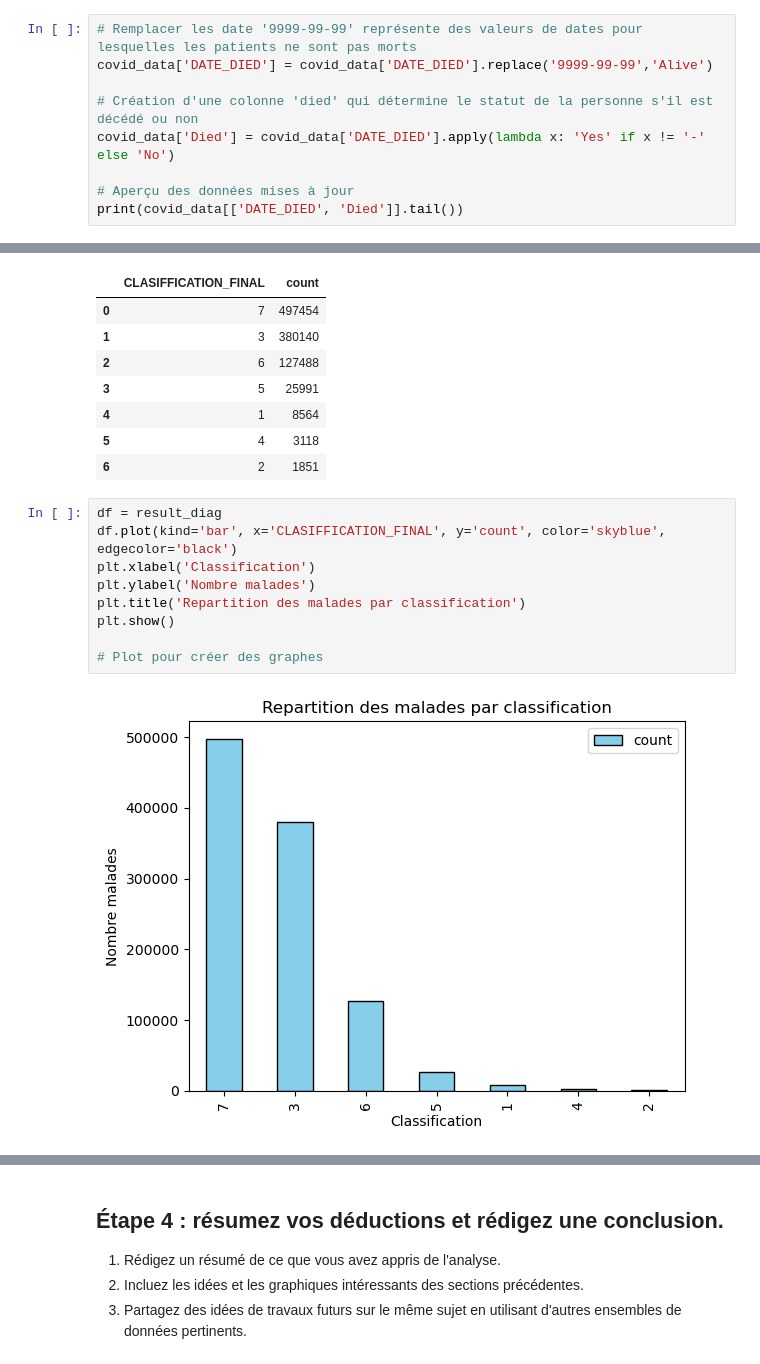
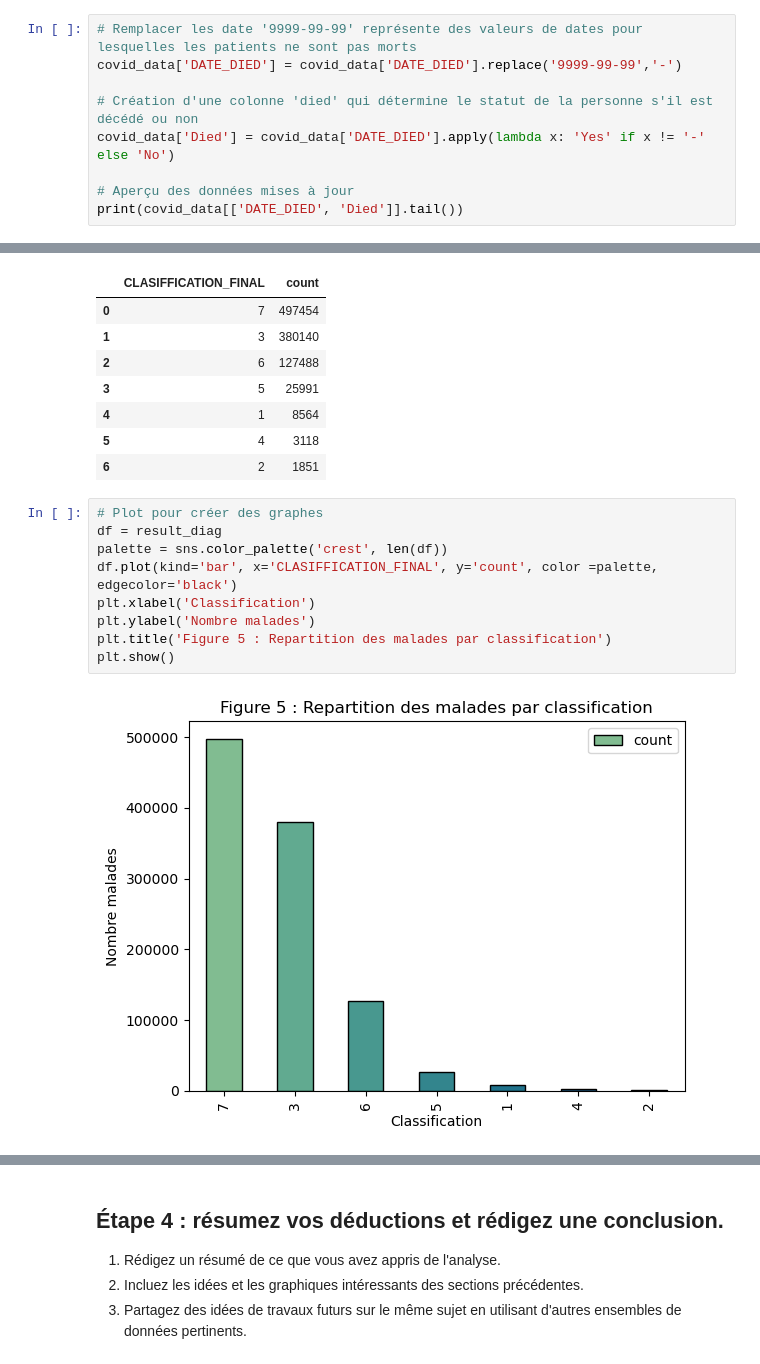
Before and after one commit to Dolina25/Projet_Final_PyML, a Jupyter notebook: Projet_fin_python_Dolina_Christ.ipynb, the cells around one changed output, grey strips where cells are left out. Drawn from its saved outputs; the diff is of its cells as text.

```diff
--- a/Projet_fin_python_Dolina_Christ.ipynb
+++ b/Projet_fin_python_Dolina_Christ.ipynb
@@ -379,7 +379,7 @@ plt.show()
 # 4 - Effectuez toute étape supplémentaire (analyse des dates, création de colonnes supplémentaires, fusion de plusieurs ensembles de données, etc.)
 # %%
 # Remplacer les date '9999-99-99' représente des valeurs de dates pour lesquelles les patients ne sont pas morts
-covid_data['DATE_DIED'] = covid_data['DATE_DIED'].replace('9999-99-99','Alive')
+covid_data['DATE_DIED'] = covid_data['DATE_DIED'].replace('9999-99-99','-')
 
 # Création d'une colonne 'died' qui détermine le statut de la personne s'il est décédé ou non
 covid_data['Died'] = covid_data['DATE_DIED'].apply(lambda x: 'Yes' if x != '-' else 'No')
@@ -624,13 +668,13 @@ result_diag
 | 5 | 4 | 3118 |
 | 6 | 2 | 1851 |
 # %%
+# Plot pour créer des graphes
 df = result_diag
-df.plot(kind='bar', x='CLASIFFICATION_FINAL', y='count', color='skyblue', edgecolor='black')
+palette = sns.color_palette('crest', len(df))
+df.plot(kind='bar', x='CLASIFFICATION_FINAL', y='count', color =palette, edgecolor='black')
 plt.xlabel('Classification')
 plt.ylabel('Nombre malades')
-plt.title('Repartition des malades par classification')
+plt.title('Figure 5 : Repartition des malades par classification')
 plt.show()
-
-# Plot pour créer des graphes
 # %% [output]
-[figure, old version]
+[figure, new version]
```
Also changed, not shown: parts of 29 cells of this notebook.
